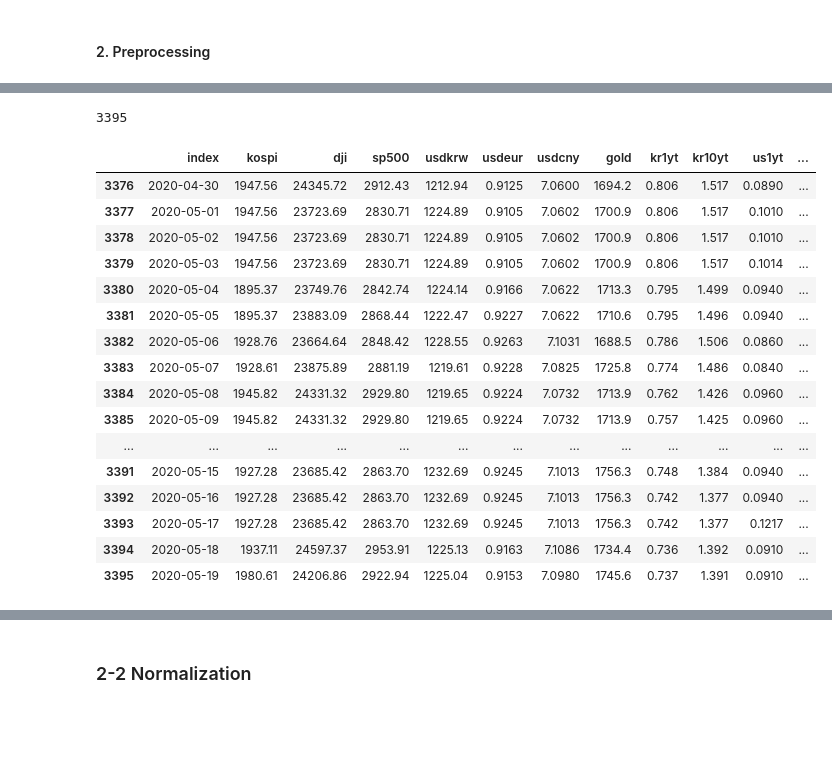
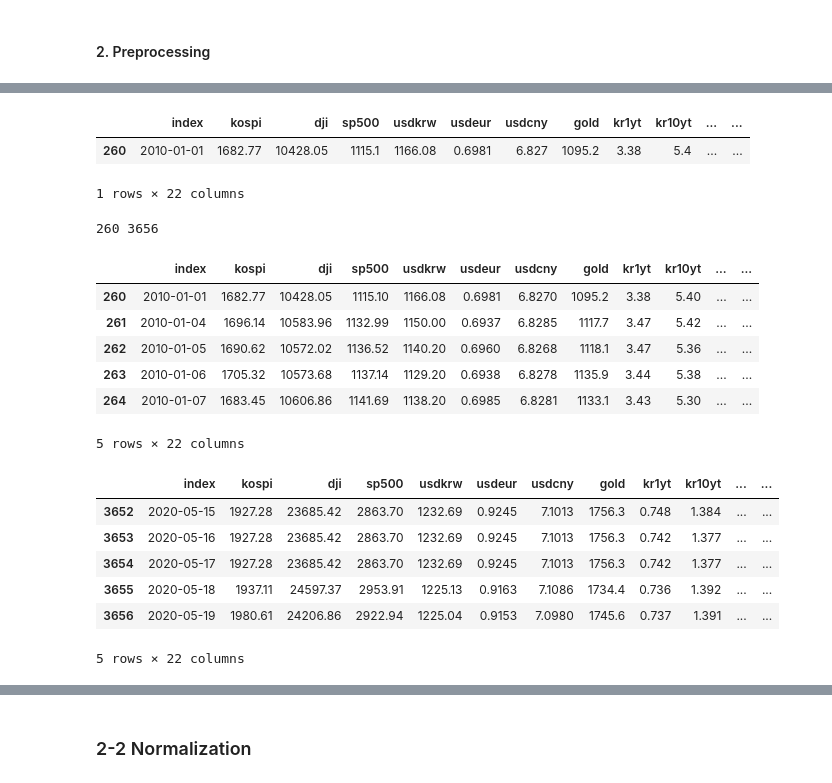
Before and after one commit to YDS-mini15/kospi-price-prediction, a Jupyter notebook: default.ipynb, the cells around one changed output, grey strips where cells are left out. Cells and saved outputs as stored; diff of their text form; code cells hidden in the pictures; blank space fills up the shorter version.

```diff
--- a/default.ipynb
+++ b/default.ipynb
@@ -111,5 +101,5 @@ memory usage: 452.7 KB
 # %%
-df_dropna = df_dropna.drop(['2010-01-01'])
+df_dropna = df_dropna.drop(['2009-01-01'])
 # %%
 df_dropna.info()
 # %% [output]
@@ -146,0 +137,15 @@ full_df.head()
+# %%
+# add features based on technical indicators
+
+# simple moving average
+full_df['sma5'] = full_df['kospi'].rolling(5).mean()
+full_df['sma20'] = full_df['kospi'].rolling(20).mean()
+full_df['sma100'] = full_df['kospi'].rolling(100).mean()
+full_df['sma200'] = full_df['kospi'].rolling(200).mean()
+
+# exponential moving average
+# (Calculate moving average while weighting recent values)
+full_df['ema5'] = full_df['kospi'].rolling(5).mean()
+full_df['ema20'] = full_df['kospi'].rolling(20).mean()
+full_df['ema100'] = full_df['kospi'].rolling(100).mean()
+full_df['ema200'] = full_df['kospi'].rolling(200).mean()
@@ -147,32 +173,39 @@ full_df.head()
+# %%
+full_df[full_df['index']=='2010-01-01']
+# %% [output]
+|  | index | kospi | dji | sp500 | usdkrw | usdeur | usdcny | gold | kr1yt | kr10yt | ... | ... |
+| 260 | 2010-01-01 | 1682.77 | 10428.05 | 1115.1 | 1166.08 | 0.6981 | 6.827 | 1095.2 | 3.38 | 5.4 | ... | ... |
+1 rows × 22 columns
 # %%
+start_index = full_df.index[(full_df['index'] == '2010-01-01')].tolist()[0]
 last_index = full_df.index[(full_df['index'] == '2020-05-19')].tolist()[0]
-last_index
+print(start_index, last_index)
 # %% [output]
-3395
+260 3656
 # %%
-# Truncate df until 2020-05-19
+# Truncate df from 2010-01-01 to 2020-05-19
 
-truncated_df = full_df[:last_index+1]
+truncated_df = full_df[start_index:last_index+1]
+# %%
+truncated_df.head()
+# %% [output]
+|  | index | kospi | dji | sp500 | usdkrw | usdeur | usdcny | gold | kr1yt | kr10yt | ... | ... |
+| 260 | 2010-01-01 | 1682.77 | 10428.05 | 1115.10 | 1166.08 | 0.6981 | 6.8270 | 1095.2 | 3.38 | 5.40 | ... | ... |
+| 261 | 2010-01-04 | 1696.14 | 10583.96 | 1132.99 | 1150.00 | 0.6937 | 6.8285 | 1117.7 | 3.47 | 5.42 | ... | ... |
+| 262 | 2010-01-05 | 1690.62 | 10572.02 | 1136.52 | 1140.20 | 0.6960 | 6.8268 | 1118.1 | 3.47 | 5.36 | ... | ... |
+| 263 | 2010-01-06 | 1705.32 | 10573.68 | 1137.14 | 1129.20 | 0.6938 | 6.8278 | 1135.9 | 3.44 | 5.38 | ... | ... |
+| 264 | 2010-01-07 | 1683.45 | 10606.86 | 1141.69 | 1138.20 | 0.6985 | 6.8281 | 1133.1 | 3.43 | 5.30 | ... | ... |
+5 rows × 22 columns
 # %%
-truncated_df.tail(20)
+truncated_df.tail()
 # %% [output]
-|  | index | kospi | dji | sp500 | usdkrw | usdeur | usdcny | gold | kr1yt | kr10yt | us1yt | ... |
-| 3376 | 2020-04-30 | 1947.56 | 24345.72 | 2912.43 | 1212.94 | 0.9125 | 7.0600 | 1694.2 | 0.806 | 1.517 | 0.0890 | ... |
-| 3377 | 2020-05-01 | 1947.56 | 23723.69 | 2830.71 | 1224.89 | 0.9105 | 7.0602 | 1700.9 | 0.806 | 1.517 | 0.1010 | ... |
-| 3378 | 2020-05-02 | 1947.56 | 23723.69 | 2830.71 | 1224.89 | 0.9105 | 7.0602 | 1700.9 | 0.806 | 1.517 | 0.1010 | ... |
-| 3379 | 2020-05-03 | 1947.56 | 23723.69 | 2830.71 | 1224.89 | 0.9105 | 7.0602 | 1700.9 | 0.806 | 1.517 | 0.1014 | ... |
-| 3380 | 2020-05-04 | 1895.37 | 23749.76 | 2842.74 | 1224.14 | 0.9166 | 7.0622 | 1713.3 | 0.795 | 1.499 | 0.0940 | ... |
-| 3381 | 2020-05-05 | 1895.37 | 23883.09 | 2868.44 | 1222.47 | 0.9227 | 7.0622 | 1710.6 | 0.795 | 1.496 | 0.0940 | ... |
-| 3382 | 2020-05-06 | 1928.76 | 23664.64 | 2848.42 | 1228.55 | 0.9263 | 7.1031 | 1688.5 | 0.786 | 1.506 | 0.0860 | ... |
-| 3383 | 2020-05-07 | 1928.61 | 23875.89 | 2881.19 | 1219.61 | 0.9228 | 7.0825 | 1725.8 | 0.774 | 1.486 | 0.0840 | ... |
-| 3384 | 2020-05-08 | 1945.82 | 24331.32 | 2929.80 | 1219.65 | 0.9224 | 7.0732 | 1713.9 | 0.762 | 1.426 | 0.0960 | ... |
-| 3385 | 2020-05-09 | 1945.82 | 24331.32 | 2929.80 | 1219.65 | 0.9224 | 7.0732 | 1713.9 | 0.757 | 1.425 | 0.0960 | ... |
-| ... | ... | ... | ... | ... | ... | ... | ... | ... | ... | ... | ... | ... |
-| 3391 | 2020-05-15 | 1927.28 | 23685.42 | 2863.70 | 1232.69 | 0.9245 | 7.1013 | 1756.3 | 0.748 | 1.384 | 0.0940 | ... |
-| 3392 | 2020-05-16 | 1927.28 | 23685.42 | 2863.70 | 1232.69 | 0.9245 | 7.1013 | 1756.3 | 0.742 | 1.377 | 0.0940 | ... |
-| 3393 | 2020-05-17 | 1927.28 | 23685.42 | 2863.70 | 1232.69 | 0.9245 | 7.1013 | 1756.3 | 0.742 | 1.377 | 0.1217 | ... |
-| 3394 | 2020-05-18 | 1937.11 | 24597.37 | 2953.91 | 1225.13 | 0.9163 | 7.1086 | 1734.4 | 0.736 | 1.392 | 0.0910 | ... |
-| 3395 | 2020-05-19 | 1980.61 | 24206.86 | 2922.94 | 1225.04 | 0.9153 | 7.0980 | 1745.6 | 0.737 | 1.391 | 0.0910 | ... |
+|  | index | kospi | dji | sp500 | usdkrw | usdeur | usdcny | gold | kr1yt | kr10yt | ... | ... |
+| 3652 | 2020-05-15 | 1927.28 | 23685.42 | 2863.70 | 1232.69 | 0.9245 | 7.1013 | 1756.3 | 0.748 | 1.384 | ... | ... |
+| 3653 | 2020-05-16 | 1927.28 | 23685.42 | 2863.70 | 1232.69 | 0.9245 | 7.1013 | 1756.3 | 0.742 | 1.377 | ... | ... |
+| 3654 | 2020-05-17 | 1927.28 | 23685.42 | 2863.70 | 1232.69 | 0.9245 | 7.1013 | 1756.3 | 0.742 | 1.377 | ... | ... |
+| 3655 | 2020-05-18 | 1937.11 | 24597.37 | 2953.91 | 1225.13 | 0.9163 | 7.1086 | 1734.4 | 0.736 | 1.392 | ... | ... |
+| 3656 | 2020-05-19 | 1980.61 | 24206.86 | 2922.94 | 1225.04 | 0.9153 | 7.0980 | 1745.6 | 0.737 | 1.391 | ... | ... |
+5 rows × 22 columns
 # %%
 split_index = truncated_df.index[(truncated_df['index'] == '2020-05-02')].tolist()[0]
 split_index
```
Also changed, not shown: parts of 39 cells of this notebook, 4 other files.
